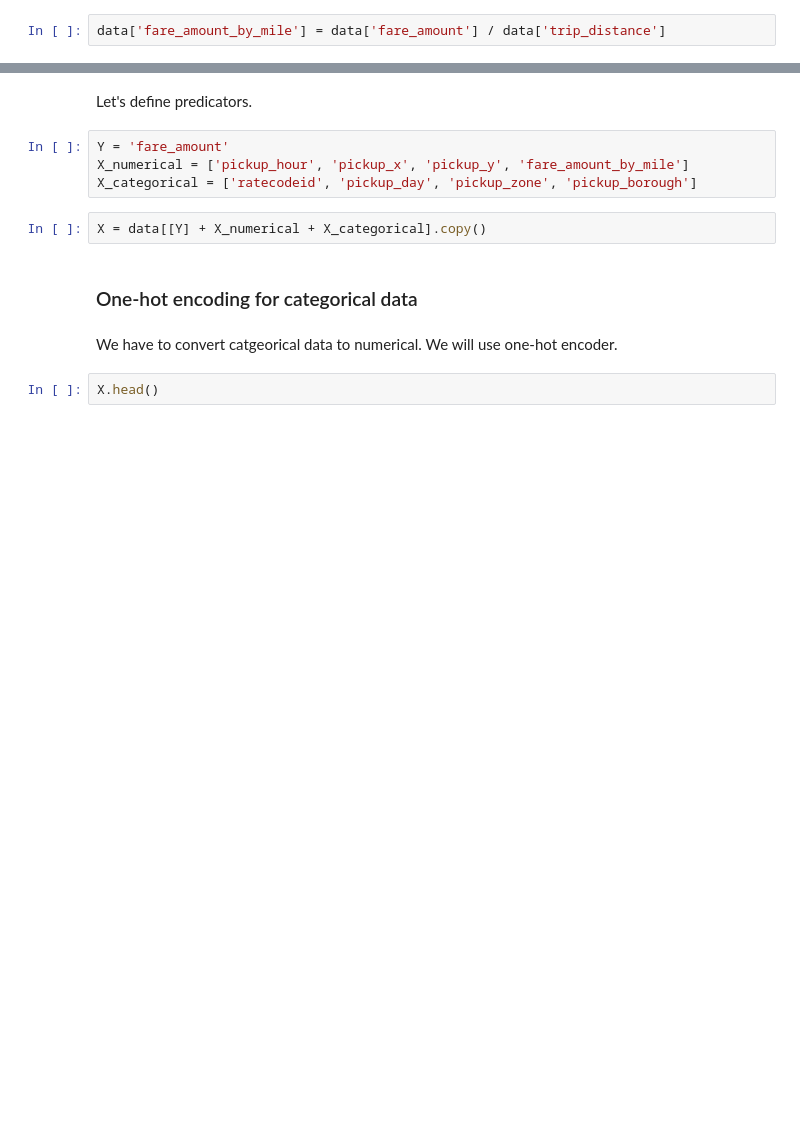
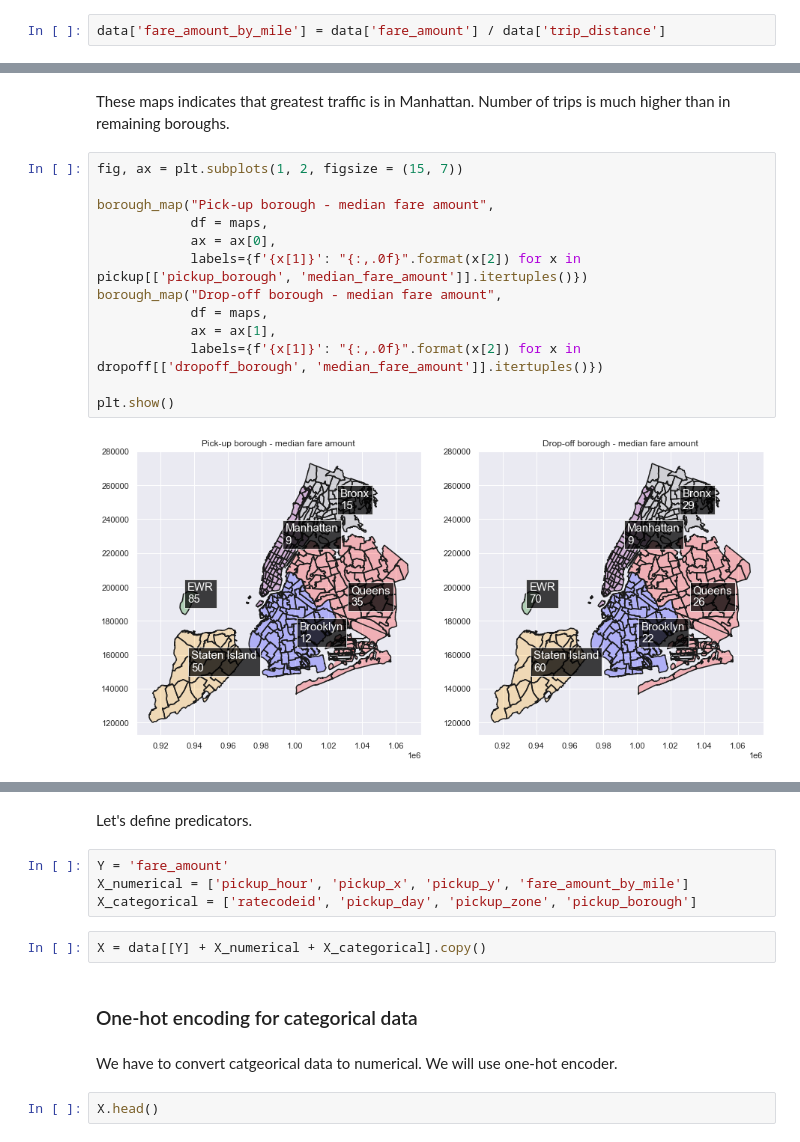
Before and after one commit to jakubgierasimczyk/yellow_taxi, a Jupyter notebook: yellow_taxi.ipynb, the cells around one changed output, grey strips where cells are left out. Saved outputs shown, nothing was run; the diff lists cells and outputs as text; blank space fills up the shorter version.

```diff
--- a/yellow_taxi.ipynb
+++ b/yellow_taxi.ipynb
@@ -515,0 +498,17 @@ Then we can count number of trips and average fare amount by zone, weekday and h
+# %% [markdown]
+These maps indicates that greatest traffic is in Manhattan. Number of trips is much higher than in remaining boroughs.
+# %%
+fig, ax = plt.subplots(1, 2, figsize = (15, 7))
+
+borough_map("Pick-up borough - median fare amount",
+            df = maps,
+            ax = ax[0],
+            labels={f'{x[1]}': "{:,.0f}".format(x[2]) for x in pickup[['pickup_borough', 'median_fare_amount']].itertuples()})
+borough_map("Drop-off borough - median fare amount",
+            df = maps,
+            ax = ax[1],
+            labels={f'{x[1]}': "{:,.0f}".format(x[2]) for x in dropoff[['dropoff_borough', 'median_fare_amount']].itertuples()})
+
+plt.show()
+# %% [output]
+[figure, added]
```
Also changed, not shown: parts of 130 cells of this notebook, 1 other file.
